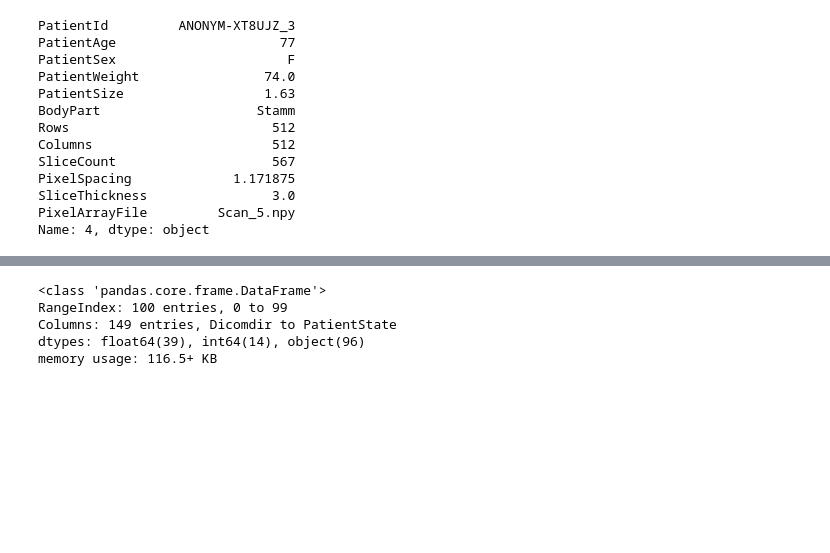
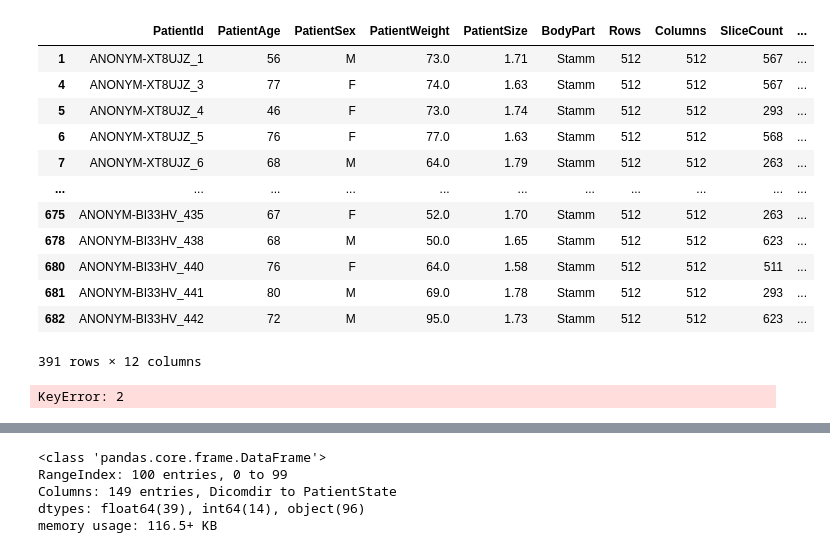
Before and after one commit to Justin-SG/inferring_body_weight_from_ct_scans, a Jupyter notebook: 2_EDA/EDA_Metadata.ipynb, the cells around one changed output, grey strips where cells are left out. Cells and saved outputs as stored; diff of their text form; code cells hidden in the pictures; blank space fills up the shorter version.

```diff
--- a/2_EDA/EDA_Metadata.ipynb
+++ b/2_EDA/EDA_Metadata.ipynb
@@ -5,20 +5,23 @@ import seaborn as sns
 %matplotlib inline
 # %%
 df = pd.read_feather('../Data/cleaned_dicom_df.feather')
-df = df.query('BodyPart == "Stamm"')
+df.query('BodyPart == "Stamm"', inplace=True)
+df
+# %% [output]
+|  | PatientId | PatientAge | PatientSex | PatientWeight | PatientSize | BodyPart | Rows | Columns | SliceCount | ... |
+| 1 | ANONYM-XT8UJZ_1 | 56 | M | 73.0 | 1.71 | Stamm | 512 | 512 | 567 | ... |
+| 4 | ANONYM-XT8UJZ_3 | 77 | F | 74.0 | 1.63 | Stamm | 512 | 512 | 567 | ... |
+| 5 | ANONYM-XT8UJZ_4 | 46 | F | 73.0 | 1.74 | Stamm | 512 | 512 | 293 | ... |
+| 6 | ANONYM-XT8UJZ_5 | 76 | F | 77.0 | 1.63 | Stamm | 512 | 512 | 568 | ... |
+| 7 | ANONYM-XT8UJZ_6 | 68 | M | 64.0 | 1.79 | Stamm | 512 | 512 | 263 | ... |
+| ... | ... | ... | ... | ... | ... | ... | ... | ... | ... | ... |
+| 675 | ANONYM-BI33HV_435 | 67 | F | 52.0 | 1.70 | Stamm | 512 | 512 | 263 | ... |
+| 678 | ANONYM-BI33HV_438 | 68 | M | 50.0 | 1.65 | Stamm | 512 | 512 | 623 | ... |
+| 680 | ANONYM-BI33HV_440 | 76 | F | 64.0 | 1.58 | Stamm | 512 | 512 | 511 | ... |
+| 681 | ANONYM-BI33HV_441 | 80 | M | 69.0 | 1.78 | Stamm | 512 | 512 | 293 | ... |
+| 682 | ANONYM-BI33HV_442 | 72 | M | 95.0 | 1.73 | Stamm | 512 | 512 | 623 | ... |
+391 rows × 12 columns
 # %%
-df.loc[4]
+df.loc[2]
 # %% [output]
-PatientId         ANONYM-XT8UJZ_3
-PatientAge                     77
-PatientSex                      F
-PatientWeight                74.0
-PatientSize                  1.63
-BodyPart                    Stamm
-Rows                          512
-Columns                       512
-SliceCount                    567
-PixelSpacing             1.171875
-SliceThickness                3.0
-PixelArrayFile         Scan_5.npy
-Name: 4, dtype: object
+KeyError: 2
```
Also changed, not shown: parts of 2 cells of this notebook, 4 other files.
